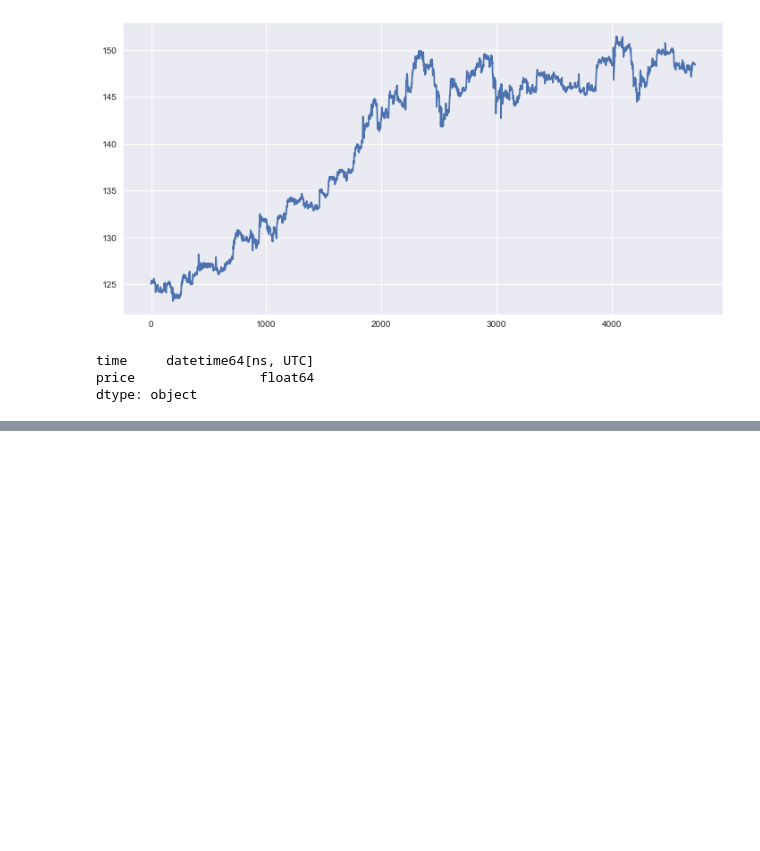
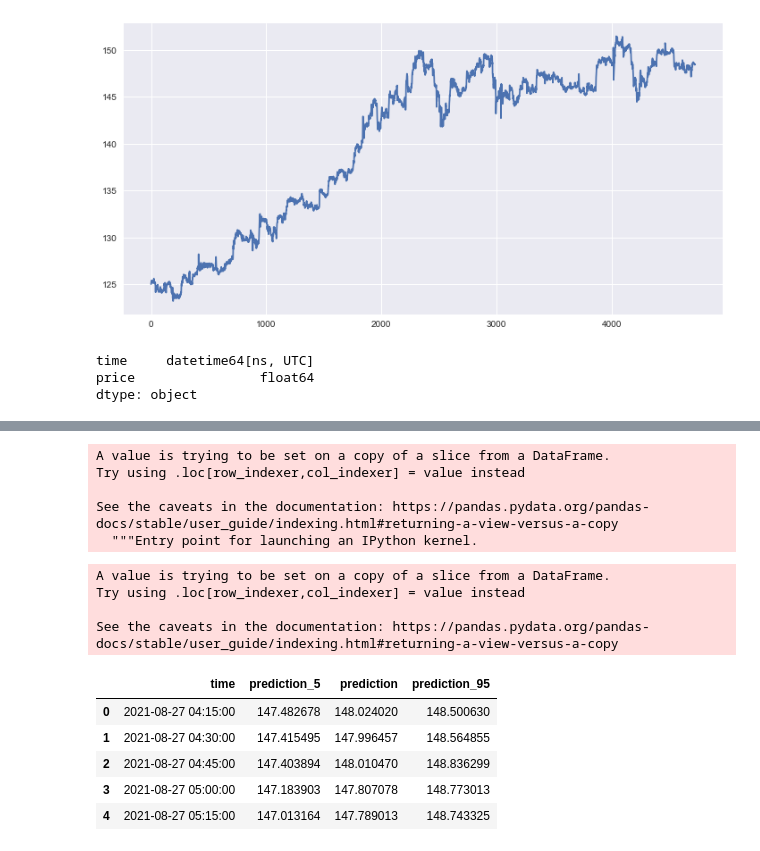
Before and after one commit to TheCopyNinjaDev/Stocks, a Jupyter notebook: notebooks/white.ipynb, the cells around one changed output, grey strips where cells are left out. Drawn from its saved outputs; the diff is of its cells as text; code cells hidden in the pictures; blank space fills up the shorter version.

```diff
--- a/notebooks/white.ipynb
+++ b/notebooks/white.ipynb
@@ -36,0 +56,24 @@ dtype: object
+# %%
+test['time'] = pd.to_numeric(test['time'])
+predicted_df = ets.predict(test)
+# %% [output]
+A value is trying to be set on a copy of a slice from a DataFrame.
+Try using .loc[row_indexer,col_indexer] = value instead
+
+See the caveats in the documentation: https://pandas.pydata.org/pandas-docs/stable/user_guide/indexing.html#returning-a-view-versus-a-copy
+  """Entry point for launching an IPython kernel.
+# %%
+predicted_df['time'] = pd.to_datetime(predicted_df['time'])
+test['time'] = pd.to_datetime(test['time'])
+predicted_df.head()
+# %% [output]
+A value is trying to be set on a copy of a slice from a DataFrame.
+Try using .loc[row_indexer,col_indexer] = value instead
+
+See the caveats in the documentation: https://pandas.pydata.org/pandas-docs/stable/user_guide/indexing.html#returning-a-view-versus-a-copy
+|  | time | prediction_5 | prediction | prediction_95 |
+| 0 | 2021-08-27 04:15:00 | 147.482678 | 148.024020 | 148.500630 |
+| 1 | 2021-08-27 04:30:00 | 147.415495 | 147.996457 | 148.564855 |
+| 2 | 2021-08-27 04:45:00 | 147.403894 | 148.010470 | 148.836299 |
+| 3 | 2021-08-27 05:00:00 | 147.183903 | 147.807078 | 148.773013 |
+| 4 | 2021-08-27 05:15:00 | 147.013164 | 147.789013 | 148.743325 |
```
Also changed, not shown: parts of 7 cells of this notebook, 7 other files.
